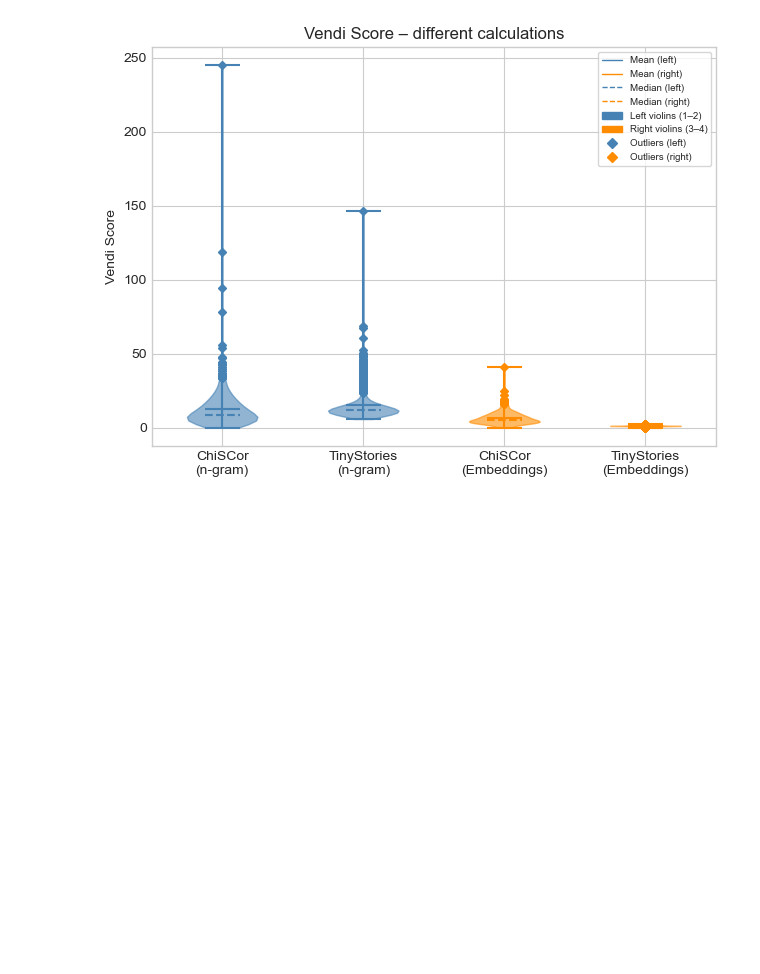
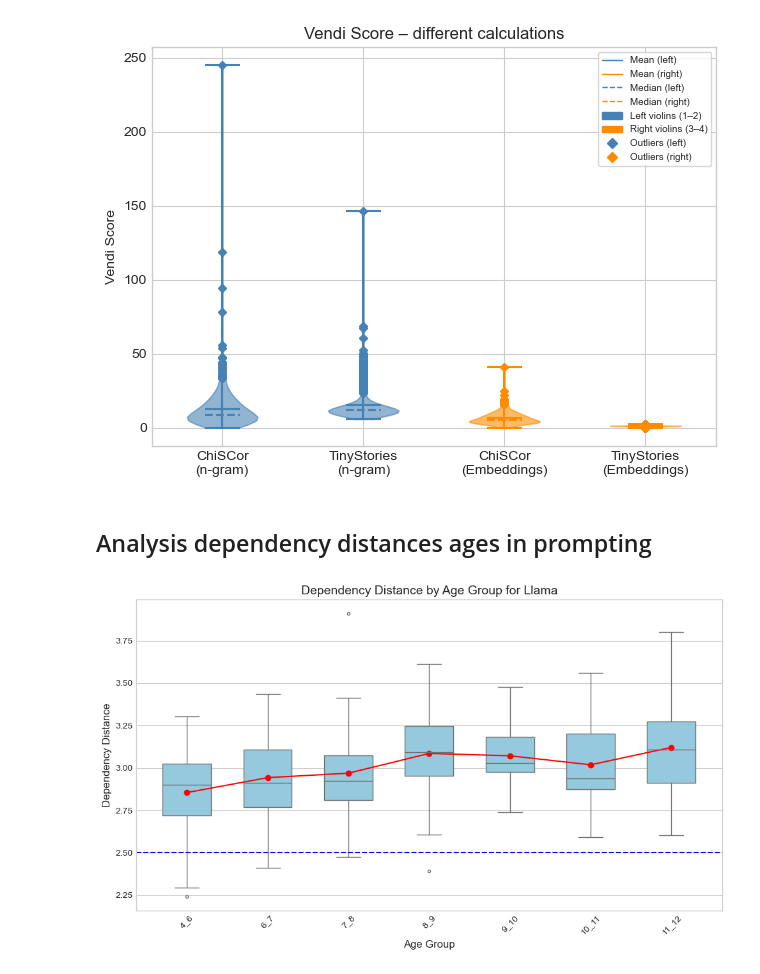
Before and after one commit to sabijn/storylm_p1_data, a Jupyter notebook: dataset_eval_overview-NL.ipynb, the cells around one changed output. Drawn from its saved outputs; the diff is of its cells as text; code cells hidden in the pictures; blank space fills up the shorter version.

Commit message:
prompting results

```diff
--- a/dataset_eval_overview-NL.ipynb
+++ b/dataset_eval_overview-NL.ipynb
@@ -48,0 +94,3 @@ tinystories_dutch = pd.read_csv('/Users/sabijn/Documents/PhD/code/storylm_p1_dat
+# %%
+age_llama = pd.read_csv('/Users/sabijn/Documents/PhD/code/storylm_p1_data/prompting/prompting_results/age_research_DD_llama3-8b.csv')
+age_llama.drop(columns=['Unnamed: 0'])
@@ -1310,3 +1765,8 @@ ax = plot_violin_plot4(
 )
 # %% [output]
 [figure]
+# %% [markdown]
+## Analysis dependency distances ages in prompting
+# %%
+age_llama['DD'] = age_llama.apply(lambda row: eval_f.run_component('dependency_distance', row['story']), axis = 1)
+age_gemma['DD'] = age_gemma.apply(lambda row: eval_f.run_component('dependency_distance', row['story']), axis = 1)
@@ -1312,0 +1776,53 @@ ax = plot_violin_plot4(
+# %%
+import pandas as pd
+import seaborn as sns
+import matplotlib.pyplot as plt
+
+# 1. Sample max 50 per age group
+df_sampled = (
+    age_llama.groupby("age", group_keys=False)
+      .apply(lambda x: x.sample(n=min(50, len(x)), random_state=42))
+)
+
+# 2. Sort age groups numerically by their lower bound
+# Extract the lower bound as an integer
+age_order = (
+    df_sampled["age"]
+    .unique()
+)
+age_order = sorted(age_order, key=lambda x: int(x.split("_")[0]))
+
+# 3. Create box plot with sorted x-axis
+plt.figure(figsize=(10, 6))
+sns.boxplot(
+    data=df_sampled[['age', 'DD']],
+    x="age",
+    y="DD",
+    order=age_order,   # sorted order here
+    color="skyblue",
+    fliersize=3,
+    width=0.6
+)
+
+# 5. Add trend line (mean per age group)
+# 3. Compute mean dependency distance per age group (for trend line)
+mean_values = (
+    df_sampled.groupby("age")["DD"]
+    .mean()
+    .reindex(age_order)
+)
+plt.plot(age_order, mean_values, color="red", marker="o", linestyle="-", label="Mean trend")
+
+# 6. Add horizontal reference line at y=2.5
+plt.axhline(y=2.5, color="blue", linestyle="--", linewidth=1.5, label="y = 2.5")
+
+
+# 4. Aesthetics
+plt.xlabel("Age Group", fontsize=12)
+plt.ylabel("Dependency Distance", fontsize=12)
+plt.title("Dependency Distance by Age Group for Llama", fontsize=14)
+plt.xticks(rotation=45)
+plt.tight_layout()
+plt.show()
+# %% [output]
+[figure, added]
```
Also changed, not shown: parts of 139 cells of this notebook, 47 other files.
